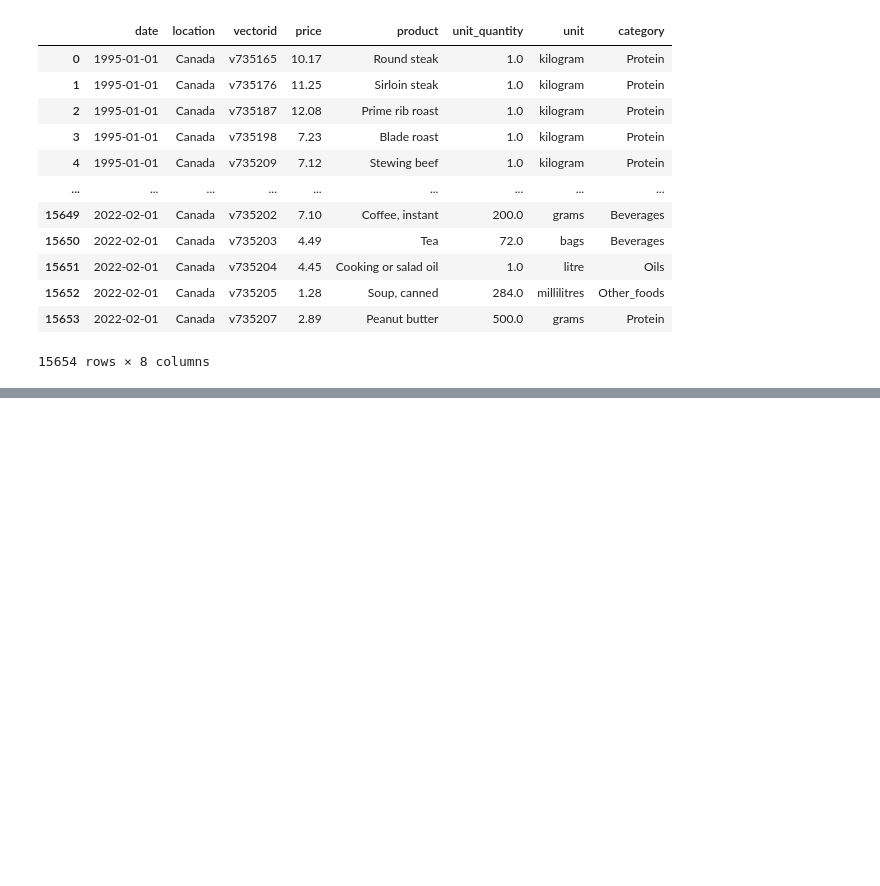
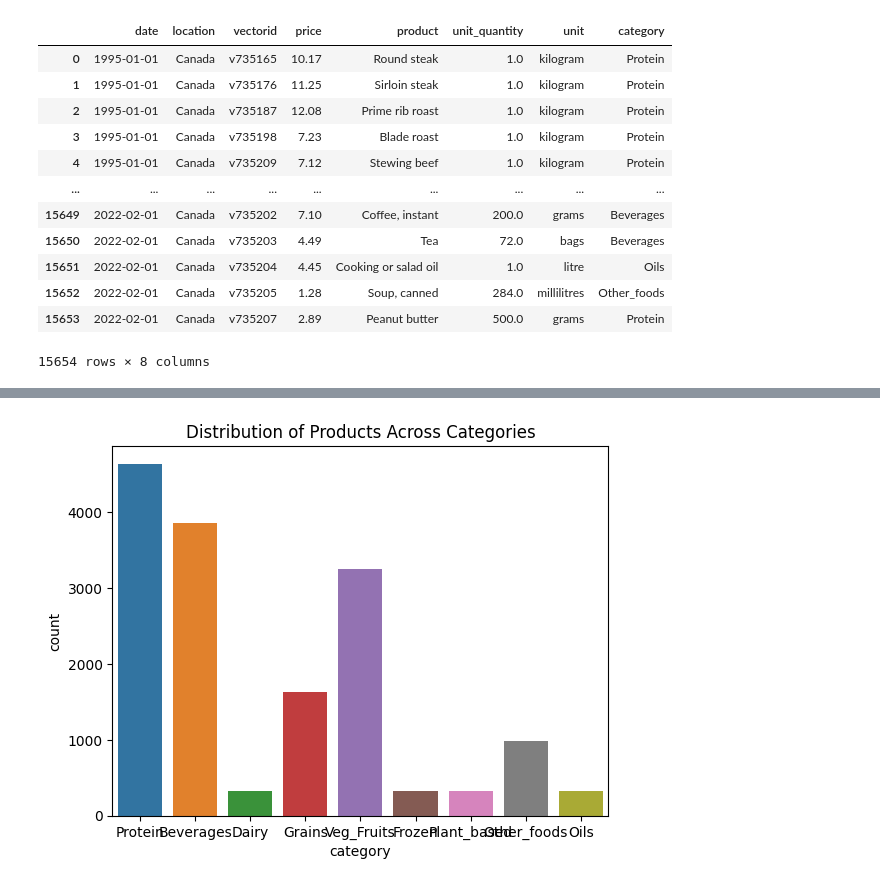
Before and after one commit to madiwiebe/ict-food-cost-planner-project, a Jupyter notebook: data_sources/clean_data/National_MRA_TetianaFesenko.ipynb, the cells around one changed output, grey strips where cells are left out. Saved outputs shown, nothing was run; the diff lists cells and outputs as text; code cells hidden in the pictures; blank space fills up the shorter version.

```diff
--- a/data_sources/clean_data/National_MRA_TetianaFesenko.ipynb
+++ b/data_sources/clean_data/National_MRA_TetianaFesenko.ipynb
@@ -480,0 +532,7 @@ df_national_MRA
+# %%
+# Product Category Analysis
+sns.countplot(x='category', data=df_national_MRA)
+plt.title('Distribution of Products Across Categories')
+plt.show()
+# %% [output]
+[figure, added]
```
Also changed, not shown: parts of 9 cells of this notebook.
